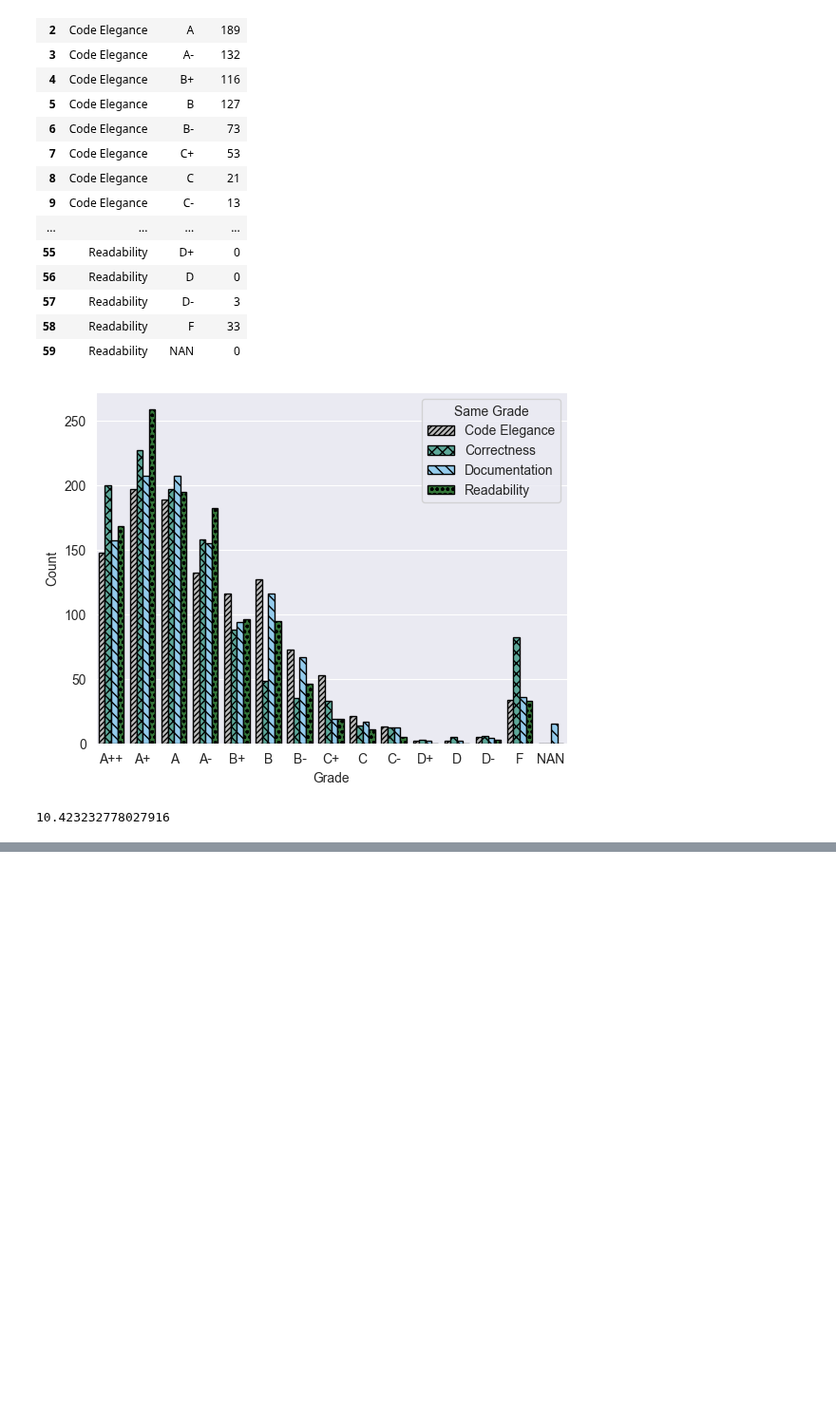
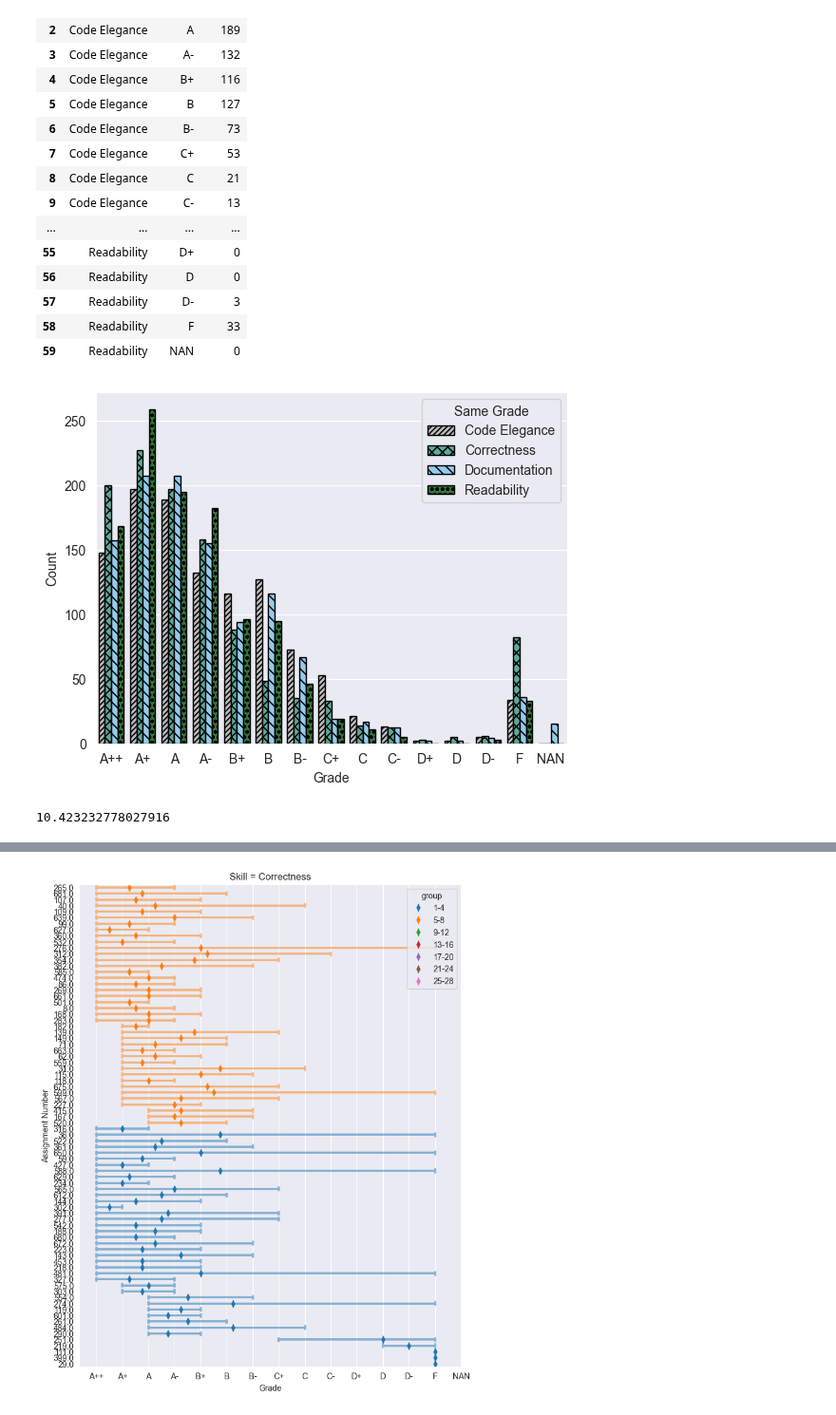
Before and after one commit to m-messer/Consistency_In_Grading_Analysis, a Jupyter notebook: grades_analysis.ipynb, the cells around one changed output, grey strips where cells are left out. Shown at 95% size. Cells and saved outputs as stored; diff of their text form; code cells hidden in the pictures; blank space fills up the shorter version.

```diff
--- a/grades_analysis.ipynb
+++ b/grades_analysis.ipynb
@@ -714,0 +717,6 @@ lower_b = grade_count_df[~grade_count_df['grade'].isin(['A++', 'A+', 'A', 'A-',
+# %%
+per_assignment_df = grade_df[['assignment_number', 'participant_id', 'skill', 'grade', 'group']].copy()
+per_assignment_df['grade_code'] = per_assignment_df['grade'].cat.codes
+per_assignment_df['assignment_number'] = pd.Categorical(per_assignment_df['assignment_number'])
+
+per_assignment_df
@@ -714,0 +737,3 @@ lower_b = grade_count_df[~grade_count_df['grade'].isin(['A++', 'A+', 'A', 'A-',
+# %%
+grade_code_dict = {str(k):v for k, v in dict(enumerate(per_assignment_df['grade'].cat.categories)).items()}
+grade_code_dict
@@ -714,0 +756,26 @@ lower_b = grade_count_df[~grade_count_df['grade'].isin(['A++', 'A+', 'A', 'A-',
+# %%
+def plot_grade_per_assignment(skill, groups):
+    a4_dims = (8.4, 10.7)
+    fig, ax = plt.subplots(figsize=a4_dims)
+
+    data = per_assignment_df[(per_assignment_df['skill'] == skill) & (per_assignment_df['group'].isin(groups))]
+    plot_order = data.sort_values(by=['group', 'grade'], ascending=[False, True])['assignment_number'].values
+
+    ax = sns.pointplot(data, x='grade_code', y='assignment_number', hue='group',
+                       markers='d', markersize=4, linestyle='None', order=plot_order,
+                       errorbar=lambda x: (x.min(), x.max()), err_kws=({'alpha': 0.5}), capsize=.5
+                       )
+    ax.set_xticks(range(len(grade_code_dict)))
+
+    labels = [grade_code_dict[item.get_text()] for item in ax.get_xticklabels() if item.get_text() in (grade_code_dict.keys())]
+    ax.set_xticklabels(labels)
+    ax.set_xlabel('Grade')
+    ax.set_ylabel('Assignment Number')
+    ax.set_title(f'Skill = {skill}')
+
+    # ax.get_figure().savefig(f'plots/grade_per_assignment/grade_per_assignment_{skill}_{group}.pdf', bbox_inches='tight')
+    # plt.close(ax.get_figure())
+
+plot_grade_per_assignment('Correctness', ['1-4', '5-8'])
+# %% [output]
+[figure, added]
```
Also changed, not shown: parts of 10 cells of this notebook.
